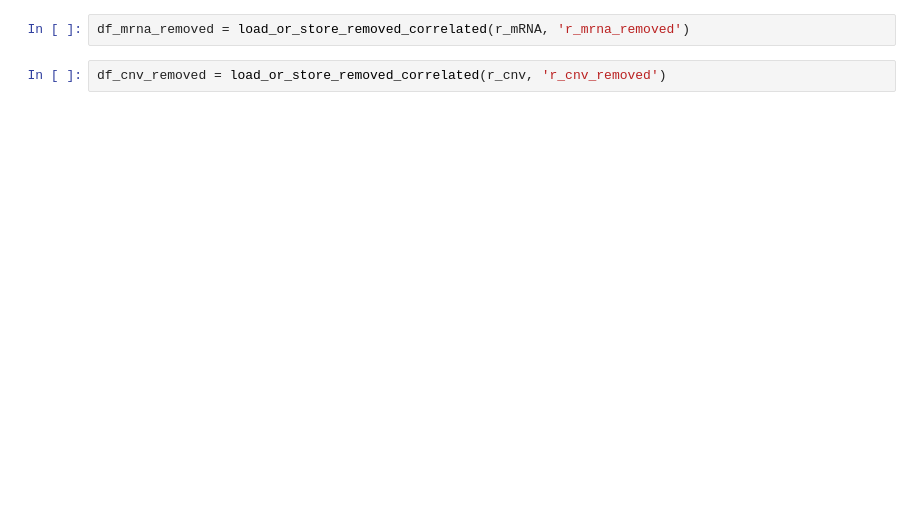
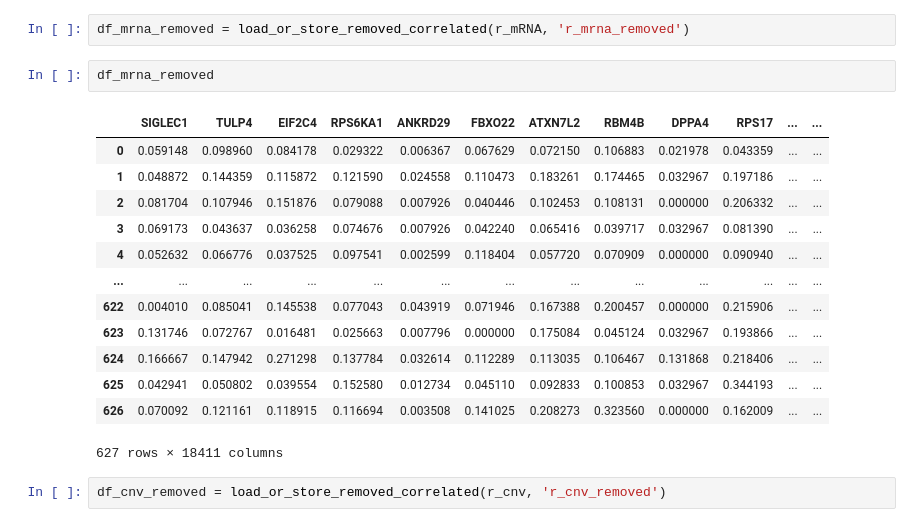
Before and after one commit to aleberans/Analisi-dati-multi-omici-per-la-predizione-della-prognosi-di-pazienti-oncologici, a Jupyter notebook: Experiments_using_RFunction_intrinsic_and_umap.ipynb, the cells around one changed output. Drawn from its saved outputs; the diff is of its cells as text; blank space fills up the shorter version.

```diff
--- a/Experiments_using_RFunction_intrinsic_and_umap.ipynb
+++ b/Experiments_using_RFunction_intrinsic_and_umap.ipynb
@@ -265,4 +301,20 @@ df_mirna_removed = load_or_store_removed_correlated(r_miRNA, 'r_mirna_removed')
 # %%
 df_mrna_removed = load_or_store_removed_correlated(r_mRNA, 'r_mrna_removed')
+# %%
+df_mrna_removed
+# %% [output]
+|  | SIGLEC1 | TULP4 | EIF2C4 | RPS6KA1 | ANKRD29 | FBXO22 | ATXN7L2 | RBM4B | DPPA4 | RPS17 | ... | ... |
+| 0 | 0.059148 | 0.098960 | 0.084178 | 0.029322 | 0.006367 | 0.067629 | 0.072150 | 0.106883 | 0.021978 | 0.043359 | ... | ... |
+| 1 | 0.048872 | 0.144359 | 0.115872 | 0.121590 | 0.024558 | 0.110473 | 0.183261 | 0.174465 | 0.032967 | 0.197186 | ... | ... |
+| 2 | 0.081704 | 0.107946 | 0.151876 | 0.079088 | 0.007926 | 0.040446 | 0.102453 | 0.108131 | 0.000000 | 0.206332 | ... | ... |
+| 3 | 0.069173 | 0.043637 | 0.036258 | 0.074676 | 0.007926 | 0.042240 | 0.065416 | 0.039717 | 0.032967 | 0.081390 | ... | ... |
+| 4 | 0.052632 | 0.066776 | 0.037525 | 0.097541 | 0.002599 | 0.118404 | 0.057720 | 0.070909 | 0.000000 | 0.090940 | ... | ... |
+| ... | ... | ... | ... | ... | ... | ... | ... | ... | ... | ... | ... | ... |
+| 622 | 0.004010 | 0.085041 | 0.145538 | 0.077043 | 0.043919 | 0.071946 | 0.167388 | 0.200457 | 0.000000 | 0.215906 | ... | ... |
+| 623 | 0.131746 | 0.072767 | 0.016481 | 0.025663 | 0.007796 | 0.000000 | 0.175084 | 0.045124 | 0.032967 | 0.193866 | ... | ... |
+| 624 | 0.166667 | 0.147942 | 0.271298 | 0.137784 | 0.032614 | 0.112289 | 0.113035 | 0.106467 | 0.131868 | 0.218406 | ... | ... |
+| 625 | 0.042941 | 0.050802 | 0.039554 | 0.152580 | 0.012734 | 0.045110 | 0.092833 | 0.100853 | 0.032967 | 0.344193 | ... | ... |
+| 626 | 0.070092 | 0.121161 | 0.118915 | 0.116694 | 0.003508 | 0.141025 | 0.208273 | 0.323560 | 0.000000 | 0.162009 | ... | ... |
+627 rows × 18411 columns
 # %%
 df_cnv_removed = load_or_store_removed_correlated(r_cnv, 'r_cnv_removed')
```
Also changed, not shown: parts of 31 cells of this notebook, 1 other file.
